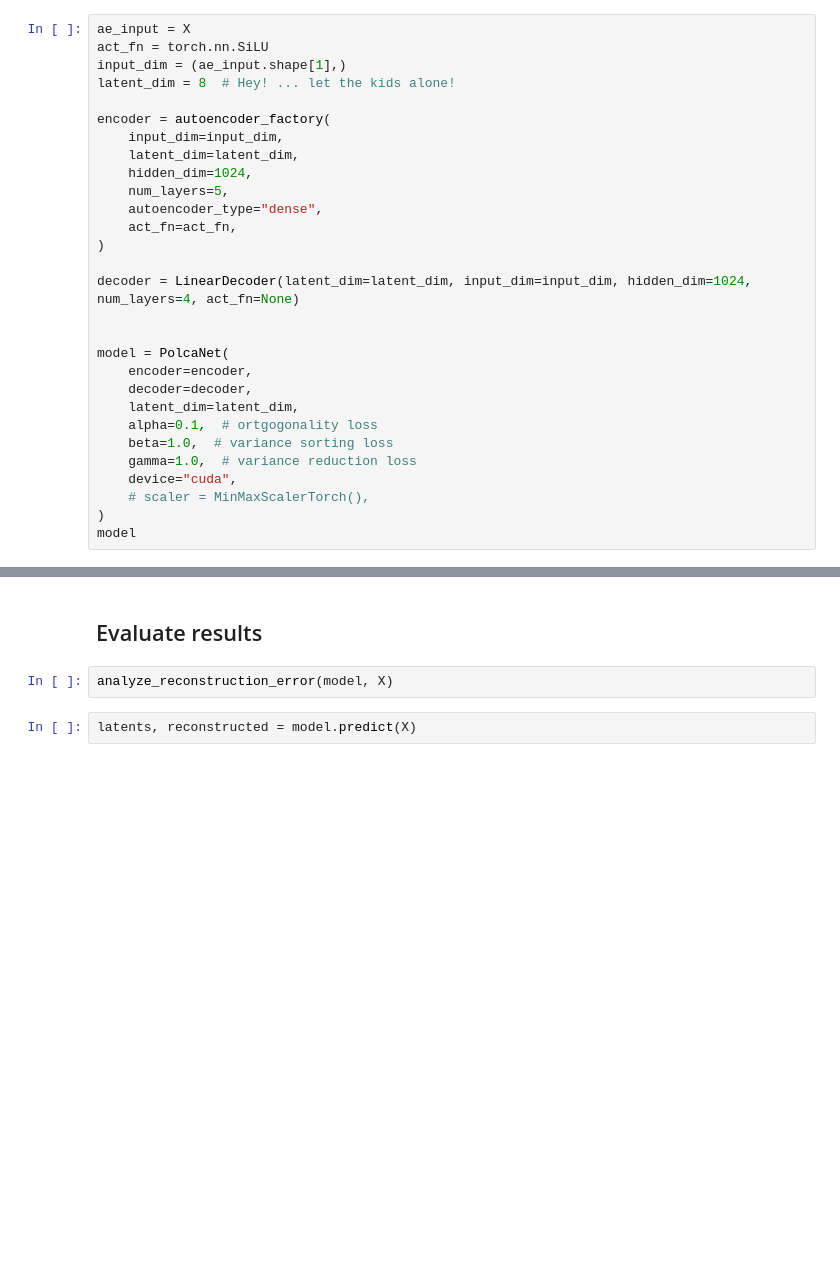
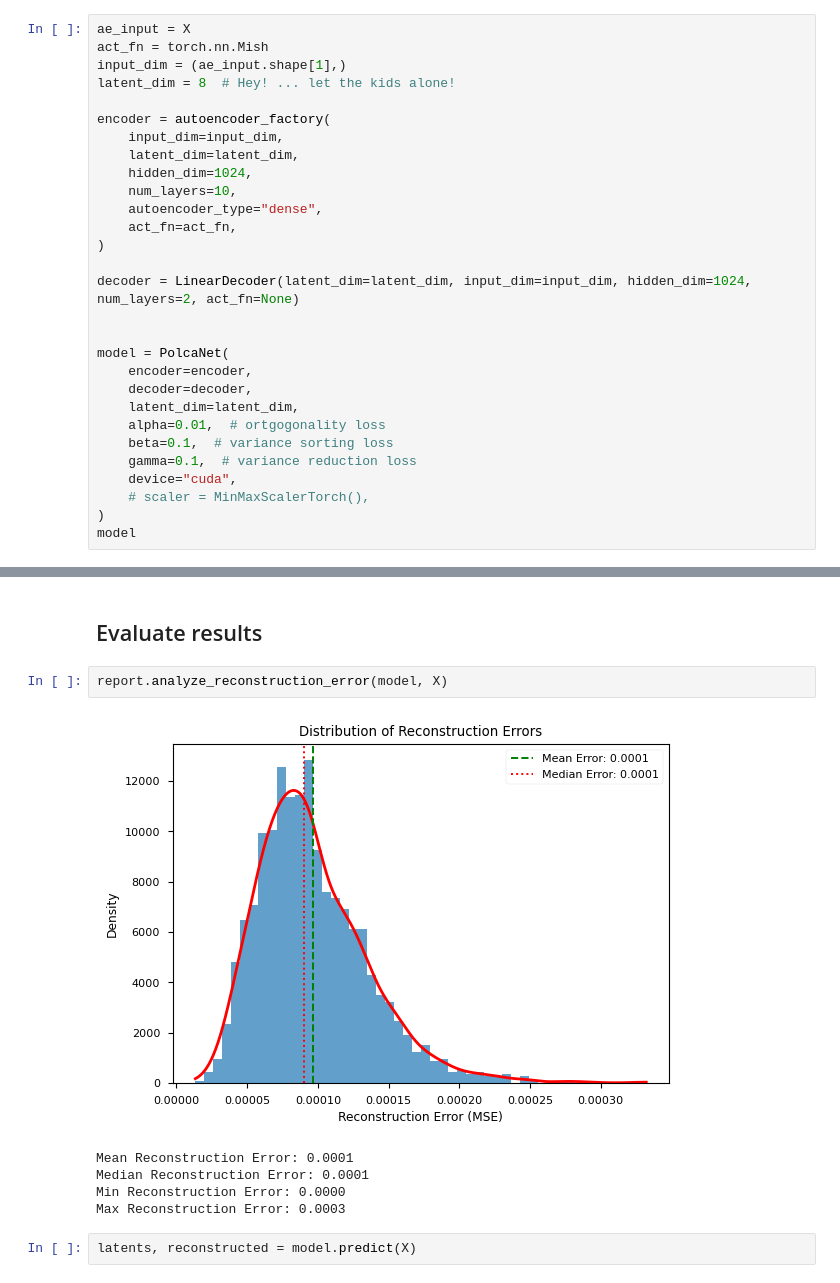
Before and after one commit to jamartinh/polcanet, a Jupyter notebook: examples/notebooks/digits_dataset.ipynb, the cells around one changed output, grey strips where cells are left out. Cells and saved outputs as stored; diff of their text form; blank space fills up the shorter version.

Commit message:
updates and add LinearityTest.ipynb to check linearity testing of decoders.

```diff
--- a/examples/notebooks/digits_dataset.ipynb
+++ b/examples/notebooks/digits_dataset.ipynb
@@ -63,7 +52,7 @@ array([0.14890594, 0.13618771, 0.11794594, 0.08409979, 0.05782415,
 ### Fit POLCANet
 # %%
 ae_input = X
-act_fn = torch.nn.SiLU
+act_fn = torch.nn.Mish
 input_dim = (ae_input.shape[1],)
 latent_dim = 8  # Hey! ... let the kids alone!
 
@@ -71,21 +60,21 @@ encoder = autoencoder_factory(
     input_dim=input_dim,
     latent_dim=latent_dim,
     hidden_dim=1024,
-    num_layers=5,
+    num_layers=10,
     autoencoder_type="dense",
     act_fn=act_fn,
 )
 
-decoder = LinearDecoder(latent_dim=latent_dim, input_dim=input_dim, hidden_dim=1024, num_layers=4, act_fn=None)
+decoder = LinearDecoder(latent_dim=latent_dim, input_dim=input_dim, hidden_dim=1024, num_layers=2, act_fn=None)
 
 
 model = PolcaNet(
     encoder=encoder,
     decoder=decoder,
     latent_dim=latent_dim,
-    alpha=0.1,  # ortgogonality loss
-    beta=1.0,  # variance sorting loss
-    gamma=1.0,  # variance reduction loss
+    alpha=0.01,  # ortgogonality loss
+    beta=0.1,  # variance sorting loss
+    gamma=0.1,  # variance reduction loss
     device="cuda",
     # scaler = MinMaxScalerTorch(),
 )
@@ -132,7 +128,13 @@ model.train_model(data=X, batch_size=512, num_epochs=10000, report_freq=100, lr=
 # %% [markdown]
 ## Evaluate results
 # %%
-analyze_reconstruction_error(model, X)
+report.analyze_reconstruction_error(model, X)
+# %% [output]
+[figure, added]
+Mean Reconstruction Error: 0.0001
+Median Reconstruction Error: 0.0001
+Min Reconstruction Error: 0.0000
+Max Reconstruction Error: 0.0003
 # %%
 latents, reconstructed = model.predict(X)
 # %%
```
Also changed, not shown: parts of 20 cells of this notebook, 6 other files.
